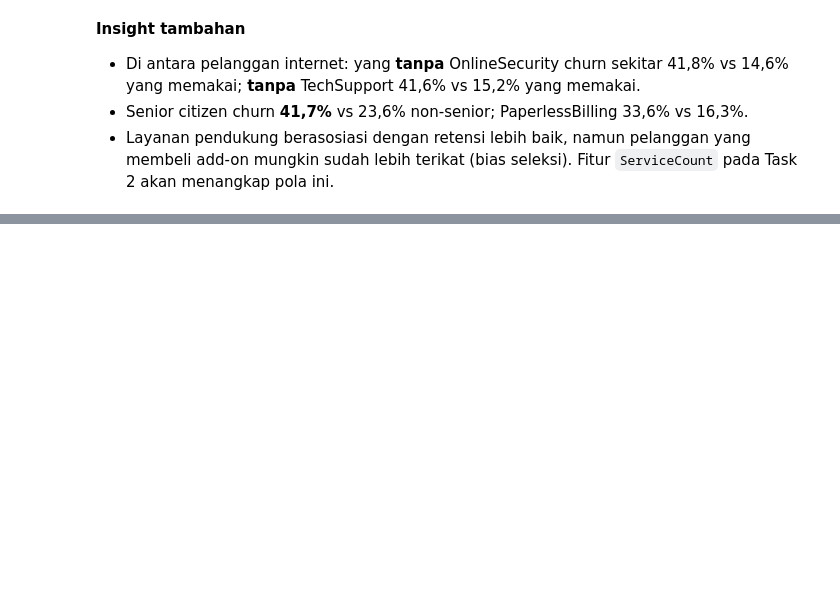
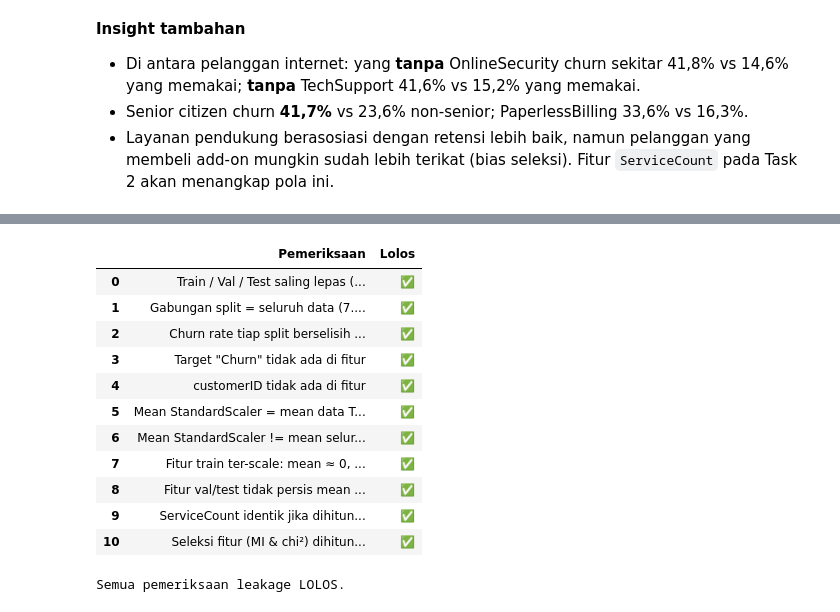
Before and after one commit to arielsharonferdinandus/Telco_Customer_Churn_Prediction, a Jupyter notebook: Telco_Churn_Notebook.ipynb, the cells around one changed output, grey strips where cells are left out. Saved outputs shown, nothing was run; the diff lists cells and outputs as text; code cells hidden in the pictures; blank space fills up the shorter version.

```diff
--- a/Telco_Churn_Notebook.ipynb
+++ b/Telco_Churn_Notebook.ipynb
@@ -476,0 +759,53 @@ plt.tight_layout(); plt.show()
+# %%
+checks = {}
+
+# 1) Tidak ada irisan indeks antar split
+tr, va, te = set(X_train.index), set(X_val.index), set(X_test.index)
+checks['Train / Val / Test saling lepas (tidak ada baris yang sama)'] = (not (tr & va)) and (not (tr & te)) and (not (va & te))
+checks['Gabungan split = seluruh data (7.043 baris)'] = len(tr | va | te) == len(X_all) == 7043
+
+# 2) Proporsi stratifikasi terjaga (selisih churn rate < 0.5 poin persen)
+rates = [y_train.mean(), y_val.mean(), y_test.mean()]
+checks['Churn rate tiap split berselisih < 0,5 pp (stratified)'] = (max(rates) - min(rates)) < 0.005
+
+# 3) Target tidak ada di dalam fitur
+checks['Target "Churn" tidak ada di fitur'] = ('Churn' not in X_all.columns) and ('Churn' not in FEATURE_NAMES)
+checks['customerID tidak ada di fitur'] = 'customerID' not in X_all.columns
+
+# 4) Scaler dipelajari dari TRAIN saja: mean scaler == mean train, bukan mean seluruh data
+scaler = preprocessor.named_transformers_['num']
+train_means = X_train[NUM_SCALE].mean().values
+all_means   = X_all[NUM_SCALE].mean().values
+checks['Mean StandardScaler = mean data TRAIN'] = np.allclose(scaler.mean_, train_means)
+checks['Mean StandardScaler != mean seluruh data (bukti tidak melihat val/test)'] = not np.allclose(scaler.mean_, all_means, atol=1e-9)
+
+# 5) Hasil scaling: train ~ mean 0 / std 1; val & test TIDAK persis 0/1 (karena memakai parameter train)
+checks['Fitur train ter-scale: mean ≈ 0, std ≈ 1'] = np.allclose(Xt_train[NUM_SCALE].mean(), 0, atol=1e-8) and np.allclose(Xt_train[NUM_SCALE].std(ddof=0), 1, atol=1e-8)
+checks['Fitur val/test tidak persis mean 0 (tidak di-fit ulang)'] = not np.allclose(Xt_val[NUM_SCALE].mean(), 0, atol=1e-8)
+
+# 6) Fitur baru bersifat row-wise: nilai satu baris tidak berubah bila baris lain dihapus
+probe = df_clean.sample(500, random_state=RANDOM_STATE)
+recomputed = (probe[ADDON_COLS] == 'Yes').sum(axis=1)
+checks['ServiceCount identik jika dihitung ulang pada subset (row-wise)'] = (recomputed.values == df_fe.loc[probe.index, 'ServiceCount'].values).all()
+
+# 7) Seleksi fitur memakai index train saja
+checks['Seleksi fitur (MI & chi²) dihitung pada X_train'] = (len(X_mi) == len(X_train))
+
+res = pd.DataFrame({'Pemeriksaan': list(checks), 'Lolos': ['✅' if v else '❌' for v in checks.values()]})
+display(res)
+assert all(checks.values()), 'Ada pemeriksaan leakage yang gagal!'
+print('Semua pemeriksaan leakage LOLOS.')
+# %% [output]
+|  | Pemeriksaan | Lolos |
+| 0 | Train / Val / Test saling lepas (... | ✅ |
+| 1 | Gabungan split = seluruh data (7.... | ✅ |
+| 2 | Churn rate tiap split berselisih ... | ✅ |
+| 3 | Target "Churn" tidak ada di fitur | ✅ |
+| 4 | customerID tidak ada di fitur | ✅ |
+| 5 | Mean StandardScaler = mean data T... | ✅ |
+| 6 | Mean StandardScaler != mean selur... | ✅ |
+| 7 | Fitur train ter-scale: mean ≈ 0, ... | ✅ |
+| 8 | Fitur val/test tidak persis mean ... | ✅ |
+| 9 | ServiceCount identik jika dihitun... | ✅ |
+| 10 | Seleksi fitur (MI & chi²) dihitun... | ✅ |
+Semua pemeriksaan leakage LOLOS.
```
Also changed, not shown: parts of 21 cells of this notebook.
